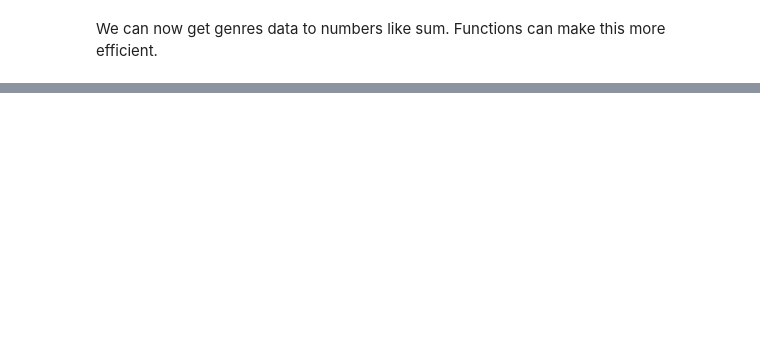
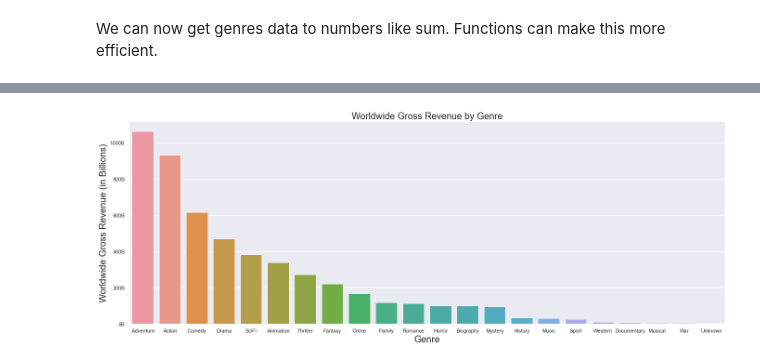
Before and after one commit to learn-co-curriculum/dsc-phase-1-project-v2-4, a Jupyter notebook: Recommendations.ipynb, the cells around one changed output, grey strips where cells are left out. Drawn from its saved outputs; the diff is of its cells as text; code cells hidden in the pictures; blank space fills up the shorter version.

```diff
--- a/Recommendations.ipynb
+++ b/Recommendations.ipynb
@@ -281,0 +290,2 @@ drama_ww_gross_df
+# %%
+genre_list = ['Drama', 'Comedy', 'Action', 'Adventure', 'Thriller', 'Crime', 'Romance', 'Horror', 'Biography', 'SciFi', 'Mystery', 'Fantasy', 'Animation', 'Family', 'Documentary', 'History', 'Music', 'Sport', 'War', 'Western', 'Musical', 'Unknown']
@@ -281,0 +332,2 @@ drama_ww_gross_df
+# %%
+genre_gross_sum = [drama_ww_gross_sum, comedy_ww_gross_sum, action_ww_gross_sum, adventure_ww_gross_sum, thriller_ww_gross_sum, crime_ww_gross_sum, romance_ww_gross_sum, horror_ww_gross_sum, biography_ww_gross_sum, sciFi_ww_gross_sum, mystery_ww_gross_sum, fantasy_ww_gross_sum, animation_ww_gross_sum, family_ww_gross_sum, documentary_ww_gross_sum, history_ww_gross_sum, music_ww_gross_sum, sport_ww_gross_sum, war_ww_gross_sum, western_ww_gross_sum, musical_ww_gross_sum, unknown_ww_gross_sum]
@@ -281,0 +354,5 @@ drama_ww_gross_df
+# %%
+genre_tuples = list(zip(genre_list, genre_gross_sum))
+# %%
+axis_rev = pd.DataFrame(genre_tuples, columns = ['genre','worldwide_gross_revenue'])
+axis_rev
@@ -282,3 +377,22 @@ drama_ww_gross_df
+# %%
+ylabels = ['0B', '200B', '400B', '600B', '800B', '1000B']
+
+sns.set_style('darkgrid')
+plt.figure(figsize = (23,8))
+plt.ticklabel_format(style='plain')
+g = sns.barplot(x = 'genre',
+            y =  'worldwide_gross_revenue',
+            data = axis_rev,
+            order = axis_rev.sort_values('worldwide_gross_revenue', ascending = False).genre)
+
+#set labels
+g.set_yticklabels(labels = ylabels)
+plt.xlabel('Genre', size = 20)
+plt.ylabel('Worldwide Gross Revenue (in Billions)', size = 20)
+plt.title('Worldwide Gross Revenue by Genre', size = 20)
+plt.show()
+# %% [output]
+[figure, added]
 # %%
 drama_ROI_mean = drama_ww_gross_df['ROI'].mean()
 comedy_ROI_mean = comedy_ww_gross_df['ROI'].mean()
```
Also changed, not shown: parts of 36 cells of this notebook.
